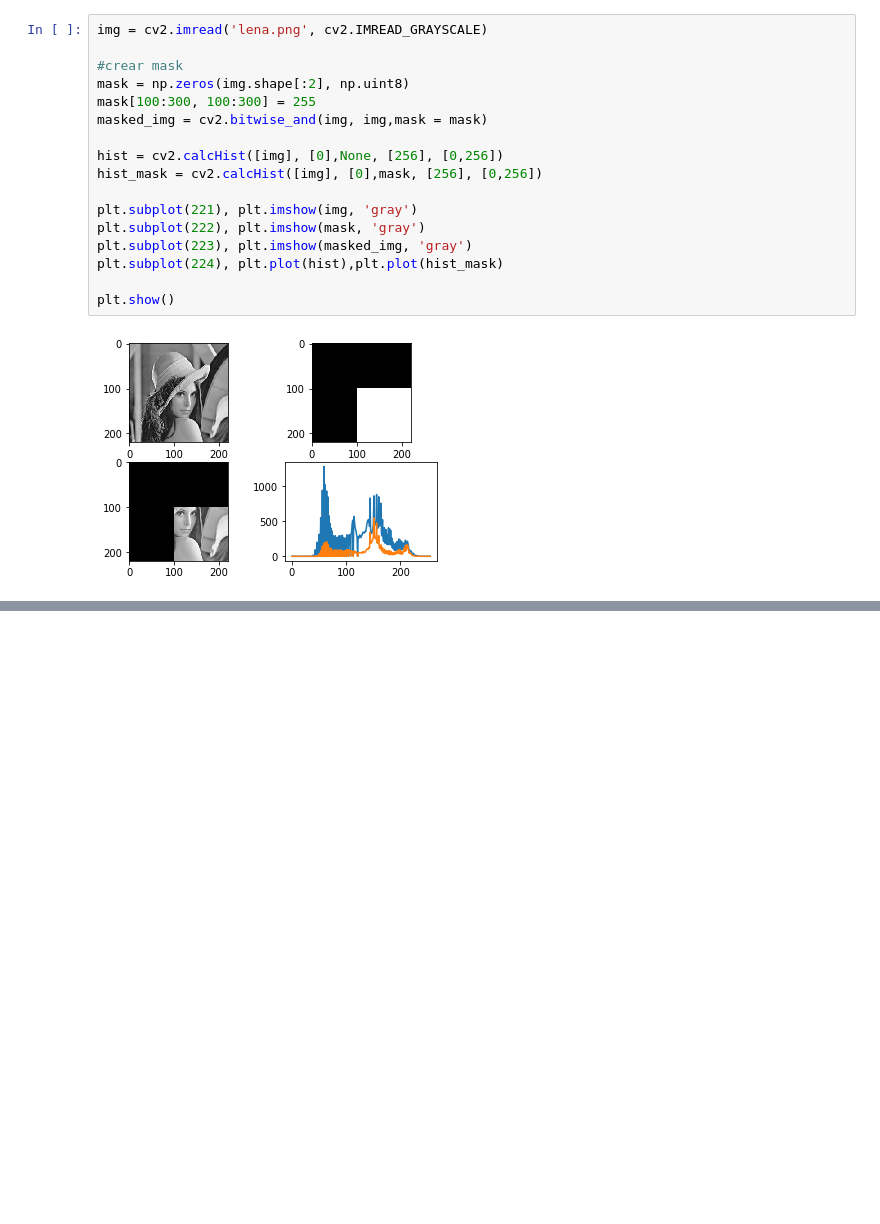
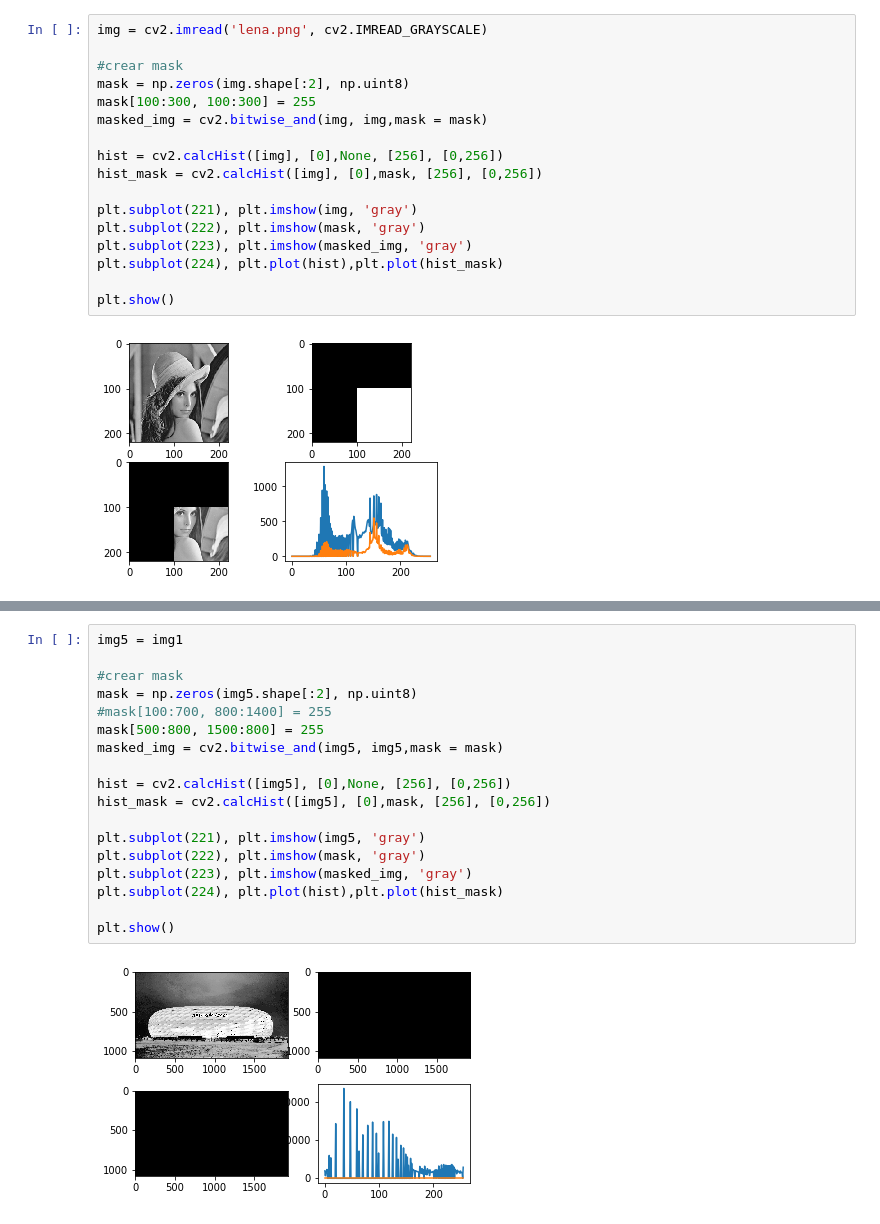
Before and after one commit to jej24/HISTOGRAMAS, a Jupyter notebook: histogramas.ipynb, the cells around one changed output, grey strips where cells are left out. Drawn from its saved outputs; the diff is of its cells as text; blank space fills up the shorter version.

```diff
--- a/histogramas.ipynb
+++ b/histogramas.ipynb
@@ -179,0 +235,20 @@ plt.show()
+# %%
+img5 = img1
+
+#crear mask
+mask = np.zeros(img5.shape[:2], np.uint8)
+#mask[100:700, 800:1400] = 255
+mask[500:800, 1500:800] = 255
+masked_img = cv2.bitwise_and(img5, img5,mask = mask)
+
+hist = cv2.calcHist([img5], [0],None, [256], [0,256])
+hist_mask = cv2.calcHist([img5], [0],mask, [256], [0,256])
+
+plt.subplot(221), plt.imshow(img5, 'gray')
+plt.subplot(222), plt.imshow(mask, 'gray')
+plt.subplot(223), plt.imshow(masked_img, 'gray')
+plt.subplot(224), plt.plot(hist),plt.plot(hist_mask)
+
+plt.show()
+# %% [output]
+[figure, added]
```
Also changed, not shown: parts of 6 cells of this notebook.
